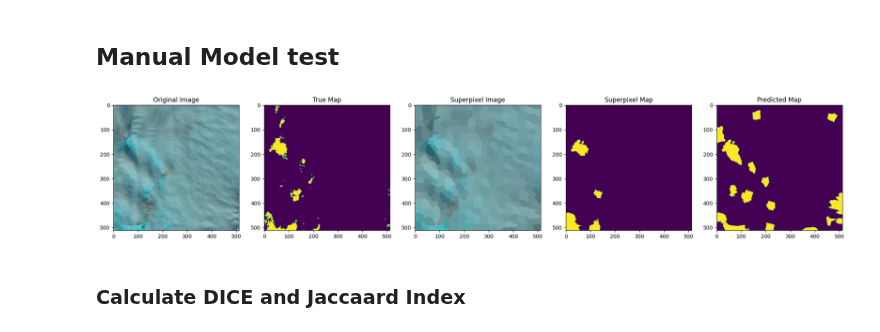
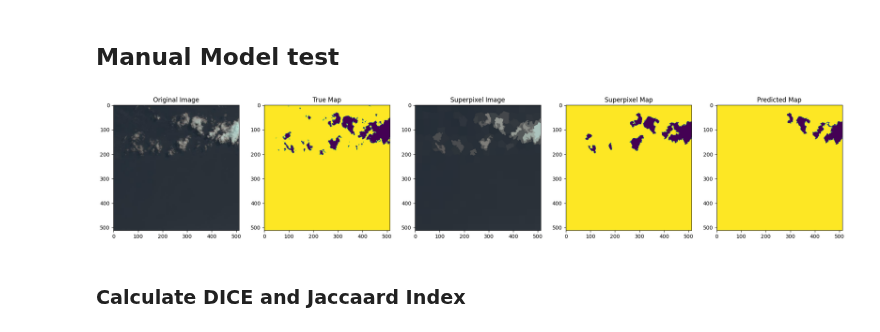
Before and after one commit to SAint7579/ComputerVision_CloudSegmentation, a Jupyter notebook: Superpixel-UNET/CloudSegmentationModel_SPXUNet.ipynb, the cells around one changed output. Saved outputs shown, nothing was run; the diff lists cells and outputs as text; code cells hidden in the pictures.

```diff
--- a/Superpixel-UNET/CloudSegmentationModel_SPXUNet.ipynb
+++ b/Superpixel-UNET/CloudSegmentationModel_SPXUNet.ipynb
@@ -352,7 +265,7 @@ from pytorch_lightning.callbacks.progress import TQDMProgressBar
 from pytorch_lightning.loggers import TensorBoardLogger
 # %%
 # Initialize the model and trainer
-segmentationModel = CloudSegmentationModel(depth=3)
+segmentationModel = CloudSegmentationModel(depth=2)
 # %%
 logger = TensorBoardLogger('lightning_logs/', name='sgd_tagger_std')
 # %%
@@ -404,42 +318,42 @@ Epoch 10, global step 220: 'val_loss' reached 0.38001 (best 0.38001), saving mod
 # %%
-segmentationModel = CloudSegmentationModel(depth=2)
-segmentationModel = segmentationModel.load_from_checkpoint('./model_checkpt/best-checkpoint.ckpt')
+# segmentationModel = CloudSegmentationModel(depth=2)
+# segmentationModel = segmentationModel.load_from_checkpoint('./model_checkpt/best-checkpoint.ckpt')
 # %% [markdown]
 ## Manual Model test
 # %%
 ##plot segmented_image_rgb
-i = 240
+i = 0
 
-y_true = unpad_and_map(X[i],y[i],original_ordering[i],slic_map[i])
+y_true = data_utils.unpad_and_map(X[i],y[i],original_ordering[i],slic_map[i])
 y_pred = np.round(segmentationModel(torch.tensor([X[i].T], dtype=torch.float32)).detach().numpy().reshape(-1))
-y_pred = unpad_and_map(X[i],y_pred,original_ordering[i],slic_map[i])
+y_pred = data_utils.unpad_and_map(X[i],y_pred,original_ordering[i],slic_map[i])
 ## Make a 1x3 subplot
 fig, ax = plt.subplots(1, 5, figsize=(25, 10))
 
 ## Plot the original image
 ax[0].imshow(patches[i])
 ax[0].set_title('Original Image')
 
 ## Plot the true segmentation
 ax[1].imshow(mask[i])
 ax[1].set_title('True Map')
 
 ## Plot the superpixel segmentation
 ax[2].imshow(raw[i])
 ax[2].set_title('Superpixel Image')
 
 ## Plot the true segmentation
 ax[3].imshow(y_true)
 ax[3].set_title('Superpixel Map')
 
 ## Plot the predicted segmentation
 ax[4].imshow(y_pred)
 ax[4].set_title('Predicted Map')
 
 ## Show the plot
 plt.show()
 # %% [output]
-[figure, old version]
+[figure, new version]
 # %% [markdown]
 ### Calculate DICE and Jaccaard Index
 # %%
```
Also changed, not shown: parts of 11 cells of this notebook, 4 other files.
